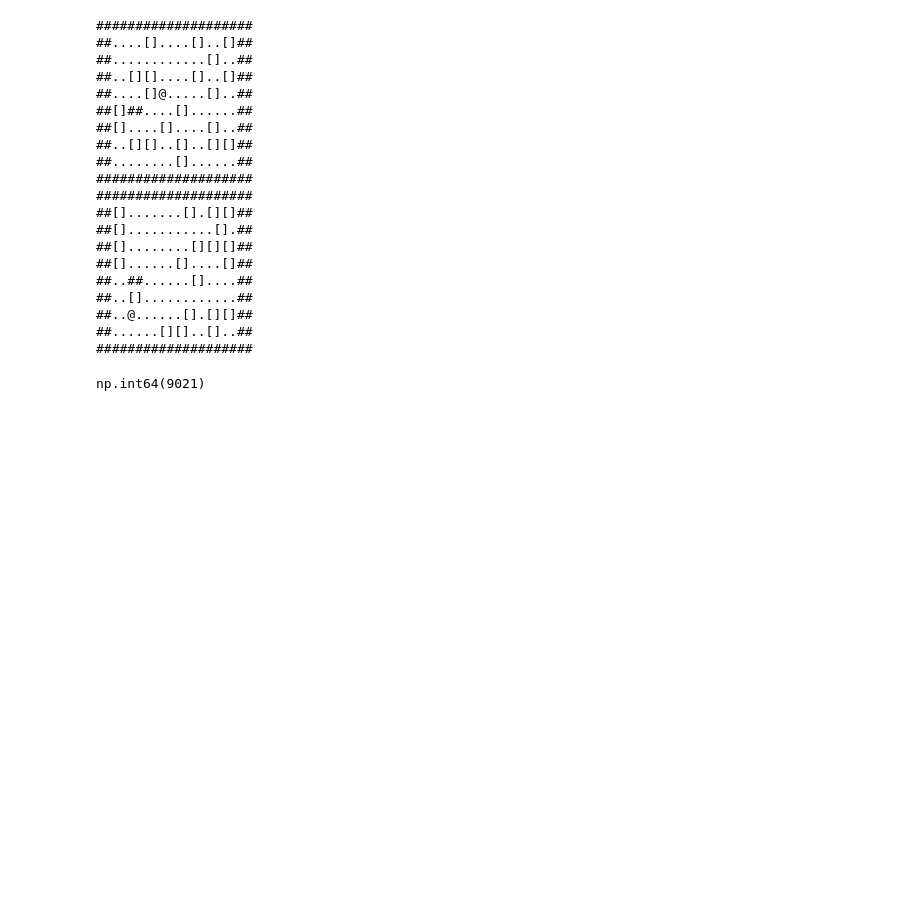
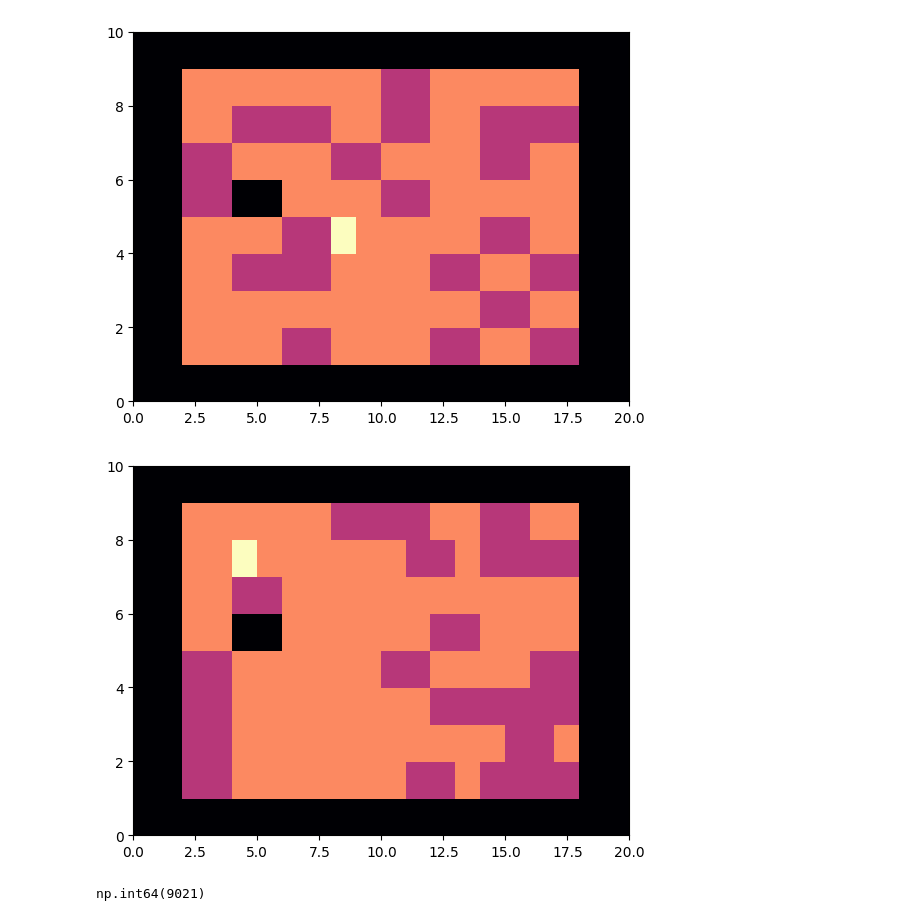
Before and after one commit to tolange/advent2024, a Jupyter notebook: aoc_15/aoc_2024_15.ipynb, the cells around one changed output. Saved outputs shown, nothing was run; the diff lists cells and outputs as text; code cells hidden in the pictures; blank space fills up the shorter version.

```diff
--- a/aoc_15/aoc_2024_15.ipynb
+++ b/aoc_15/aoc_2024_15.ipynb
@@ -263,32 +239,14 @@ def printMap(m):
         print(out)
 # %%
 a=transforminput(largefy(testlarge))
-printMap(a)
+vizualizemap(a)
 for c in longmoves:
     a = updateMapLarge(a,c)
-printMap(a)
+vizualizemap(a)
 getGPSLarge(a)
 # %% [output]
+[figure, added]
+[figure, added]
-####################
-##....[]....[]..[]##
-##............[]..##
-##..[][]....[]..[]##
-##....[]@.....[]..##
-##[]##....[]......##
-##[]....[]....[]..##
-##..[][]..[]..[][]##
-##........[]......##
-####################
-####################
-##[].......[].[][]##
-##[]...........[].##
-##[]........[][][]##
-##[]......[]....[]##
-##..##......[]....##
-##..[]............##
-##..@......[].[][]##
-##......[][]..[]..##
-####################
+np.int64(9021)
-np.int64(9021)
 # %%
 a=transforminput(largefy(ipt_m))
```
Also changed, not shown: parts of 9 cells of this notebook.
